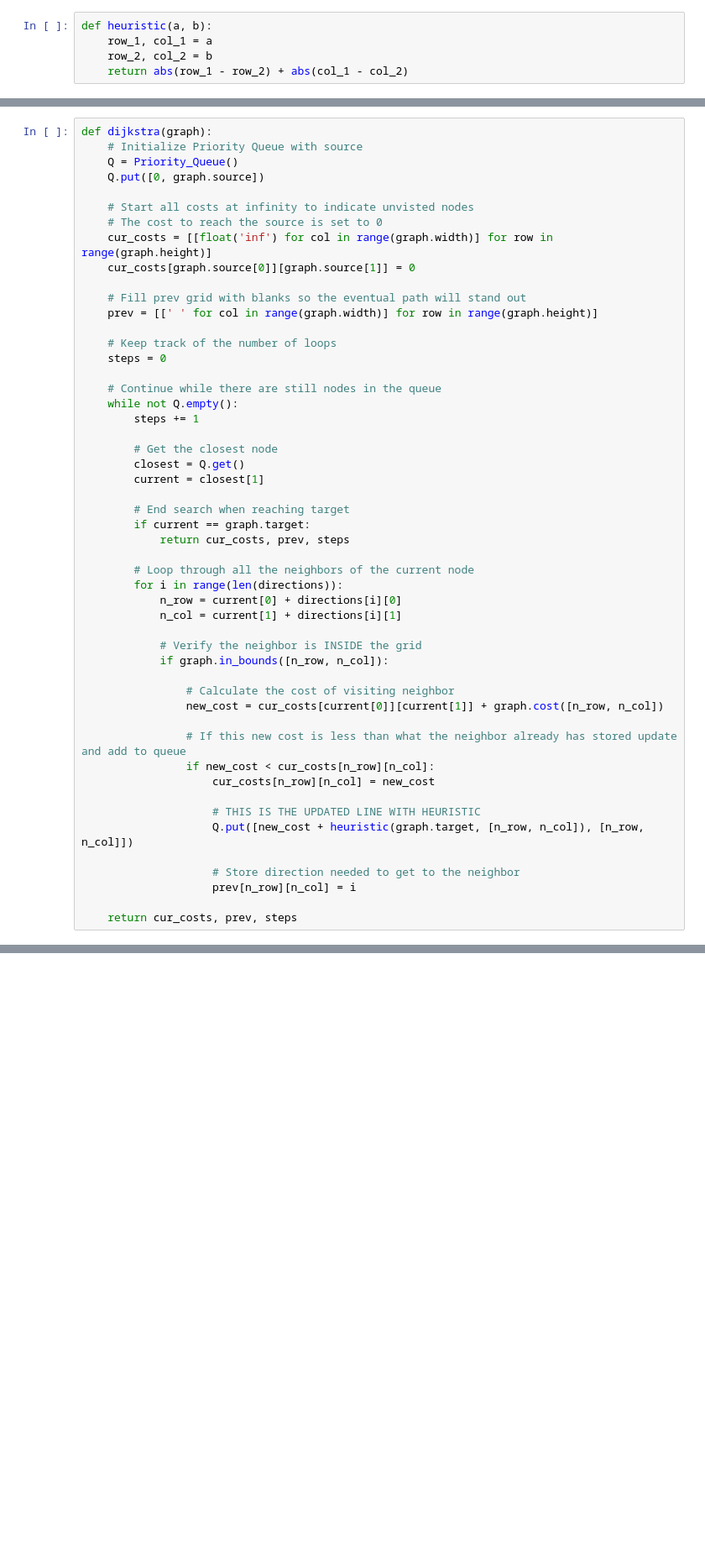
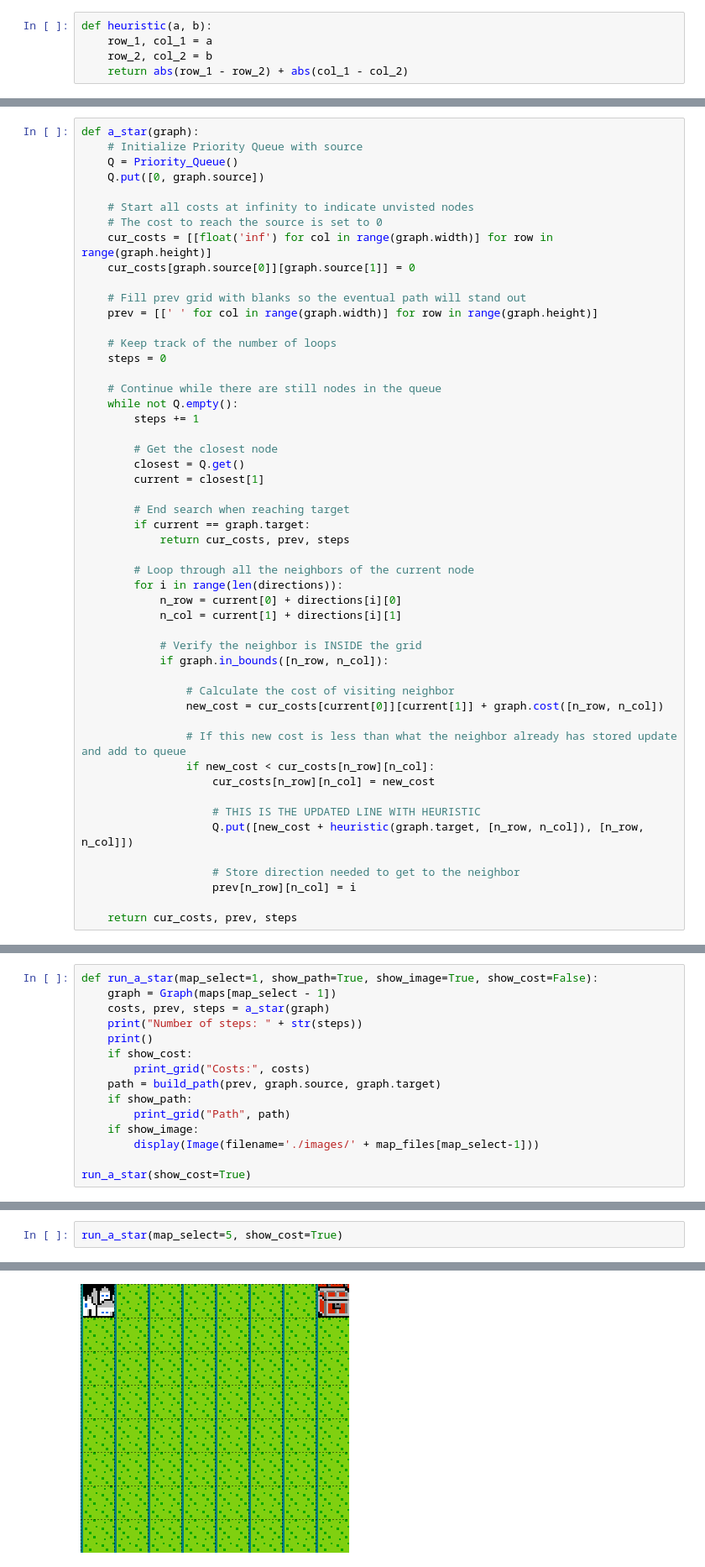
Before and after one commit to ericianni/pathfinding_module, a Jupyter notebook: Shortest Path and Pathfinding.ipynb, the cells around one changed output, grey strips where cells are left out. Shown at 84% size. Saved outputs shown, nothing was run; the diff lists cells and outputs as text; blank space fills up the shorter version.

```diff
--- a/Shortest Path and Pathfinding.ipynb
+++ b/Shortest Path and Pathfinding.ipynb
@@ -696,7 +708,7 @@ Q.put([new_cost + heuristic(graph.target, [n_row, n_col]), [n_row, n_col]])
 
 Please see the new (really just one line) _A*_ implementation below.
 # %%
-def dijkstra(graph):
+def a_star(graph):
     # Initialize Priority Queue with source
     Q = Priority_Queue()
     Q.put([0, graph.source])
@@ -748,0 +767,15 @@ def dijkstra(graph):
+# %%
+def run_a_star(map_select=1, show_path=True, show_image=True, show_cost=False):
+    graph = Graph(maps[map_select - 1])
+    costs, prev, steps = a_star(graph)
+    print("Number of steps: " + str(steps))
+    print()
+    if show_cost:
+        print_grid("Costs:", costs)
+    path = build_path(prev, graph.source, graph.target)
+    if show_path:
+        print_grid("Path", path)
+    if show_image:
+        display(Image(filename='./images/' + map_files[map_select-1]))
+
+run_a_star(show_cost=True)
@@ -748,0 +838,3 @@ def dijkstra(graph):
+# %%
+run_a_star(map_select=5, show_cost=True)
+# %% [output]
@@ -748,0 +858 @@ def dijkstra(graph):
+[figure, added]
```
Also changed, not shown: parts of 22 cells of this notebook, 1 other file.
